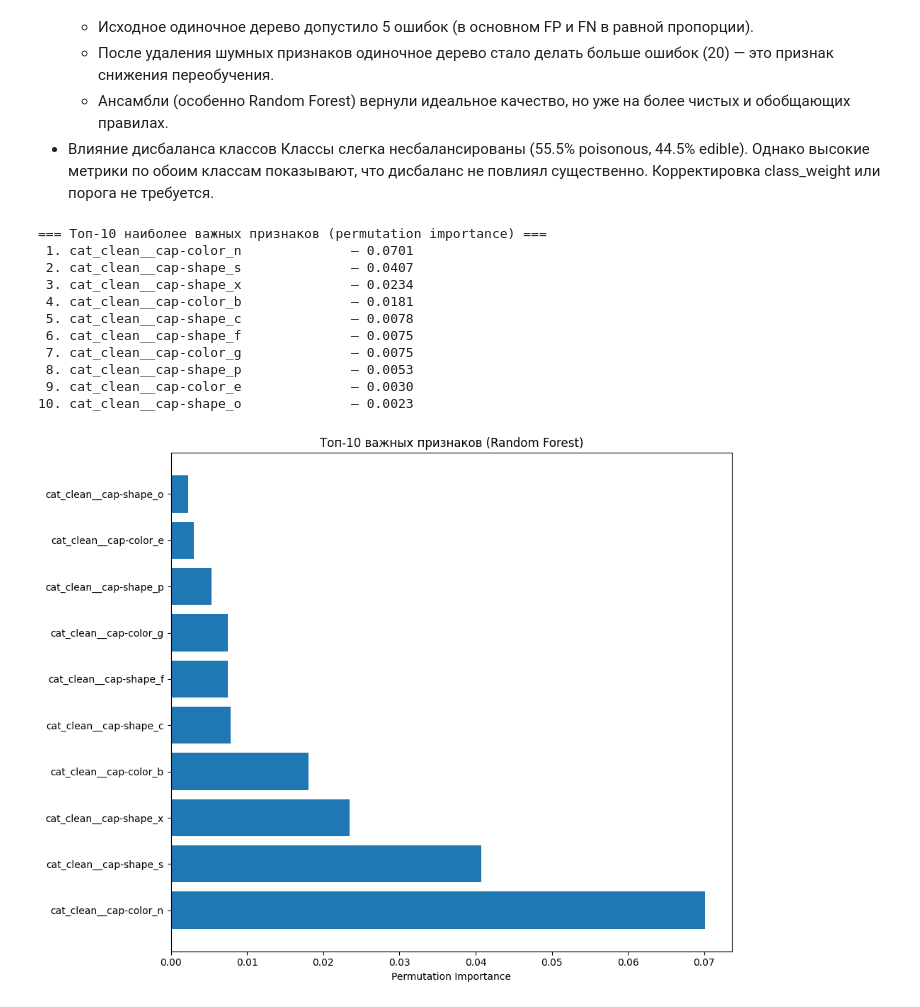
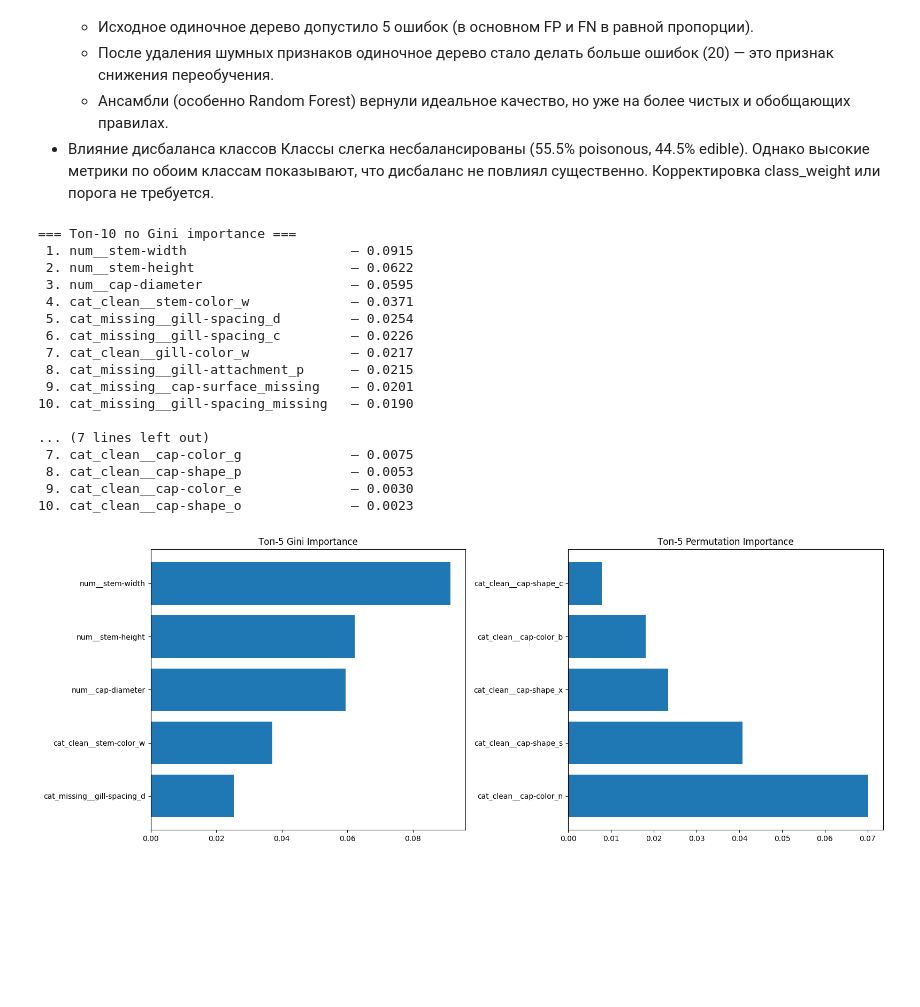
Before and after one commit to makarovada/trees, a Jupyter notebook: trees.ipynb, the cells around one changed output. Drawn from its saved outputs; the diff is of its cells as text; code cells hidden in the pictures; blank space fills up the shorter version.

```diff
--- a/trees.ipynb
+++ b/trees.ipynb
@@ -490,44 +490,65 @@ Random Forest допустил 0 ошибок на тестовой выборк
 # %%
 from sklearn.inspection import permutation_importance
 import numpy as np
+import matplotlib.pyplot as plt
 
-# Получаем имена признаков после препроцессинга
+# Имена признаков после препроцессинга
 feature_names = final_model.named_steps['preprocessor'].get_feature_names_out()
 
-# Built-in importance (Gini importance)
+# Gini importance
 importances_gini = final_model.named_steps['classifier'].feature_importances_
 
-# Permutation importance (более надёжный)
+# Permutation importance
 perm_importance = permutation_importance(final_model, X_test, y_test,
                                          n_repeats=10, random_state=42, n_jobs=-1)
 
-# Сортируем по permutation
-indices = np.argsort(perm_importance.importances_mean)[::-1]
+# Топ-10 по Gini
+indices_gini = np.argsort(importances_gini)[::-1]
+print("=== Топ-10 по Gini importance ===")
+for i in range(10):
+    print(f"{i+1:2}. {feature_names[indices_gini[i]]:35} — {importances_gini[indices_gini[i]]:.4f}")
 
-print("=== Топ-10 наиболее важных признаков (permutation importance) ===")
+# Топ-10 по Permutation
+indices_perm = np.argsort(perm_importance.importances_mean)[::-1]
+print("\n=== Топ-10 по Permutation importance ===")
 for i in range(10):
-    print(f"{i+1:2}. {feature_names[indices[i]]:35} — {perm_importance.importances_mean[indices[i]]:.4f}")
+    print(f"{i+1:2}. {feature_names[indices_perm[i]]:35} — {perm_importance.importances_mean[indices_perm[i]]:.4f}")
 
-# Визуализация
-plt.figure(figsize=(10, 8))
-plt.barh(range(10, 0, -1), perm_importance.importances_mean[indices[:10]])
-plt.yticks(range(10, 0, -1), [feature_names[i] for i in indices[:10]])
-plt.xlabel('Permutation Importance')
-plt.title('Топ-10 важных признаков (Random Forest)')
+# Визуализация сравнения (bar plot для топ-5)
+fig, ax = plt.subplots(1, 2, figsize=(16, 6))
+
+# Gini
+ax[0].barh(range(5, 0, -1), importances_gini[indices_gini[:5]])
+ax[0].set_yticks(range(5, 0, -1))
+ax[0].set_yticklabels([feature_names[i] for i in indices_gini[:5]])
+ax[0].set_title('Топ-5 Gini Importance')
+
+# Permutation
+ax[1].barh(range(5, 0, -1), perm_importance.importances_mean[indices_perm[:5]])
+ax[1].set_yticks(range(5, 0, -1))
+ax[1].set_yticklabels([feature_names[i] for i in indices_perm[:5]])
+ax[1].set_title('Топ-5 Permutation Importance')
+
 plt.gca().invert_yaxis()
 plt.tight_layout()
 plt.show()
 # %% [output]
-=== Топ-10 наиболее важных признаков (permutation importance) ===
- 1. cat_clean__cap-color_n              — 0.0701
- 2. cat_clean__cap-shape_s              — 0.0407
- 3. cat_clean__cap-shape_x              — 0.0234
- 4. cat_clean__cap-color_b              — 0.0181
- 5. cat_clean__cap-shape_c              — 0.0078
- 6. cat_clean__cap-shape_f              — 0.0075
+=== Топ-10 по Gini importance ===
+ 1. num__stem-width                     — 0.0915
+ 2. num__stem-height                    — 0.0622
+ 3. num__cap-diameter                   — 0.0595
+ 4. cat_clean__stem-color_w             — 0.0371
+ 5. cat_missing__gill-spacing_d         — 0.0254
+ 6. cat_missing__gill-spacing_c         — 0.0226
+ 7. cat_clean__gill-color_w             — 0.0217
+ 8. cat_missing__gill-attachment_p      — 0.0215
+ 9. cat_missing__cap-surface_missing    — 0.0201
+10. cat_missing__gill-spacing_missing   — 0.0190
+
+... (7 lines left out)
  7. cat_clean__cap-color_g              — 0.0075
  8. cat_clean__cap-shape_p              — 0.0053
  9. cat_clean__cap-color_e              — 0.0030
 10. cat_clean__cap-shape_o              — 0.0023
-[figure, old version]
+[figure, new version]
 # %% [markdown]
```
Also changed, not shown: parts of 4 cells of this notebook.
